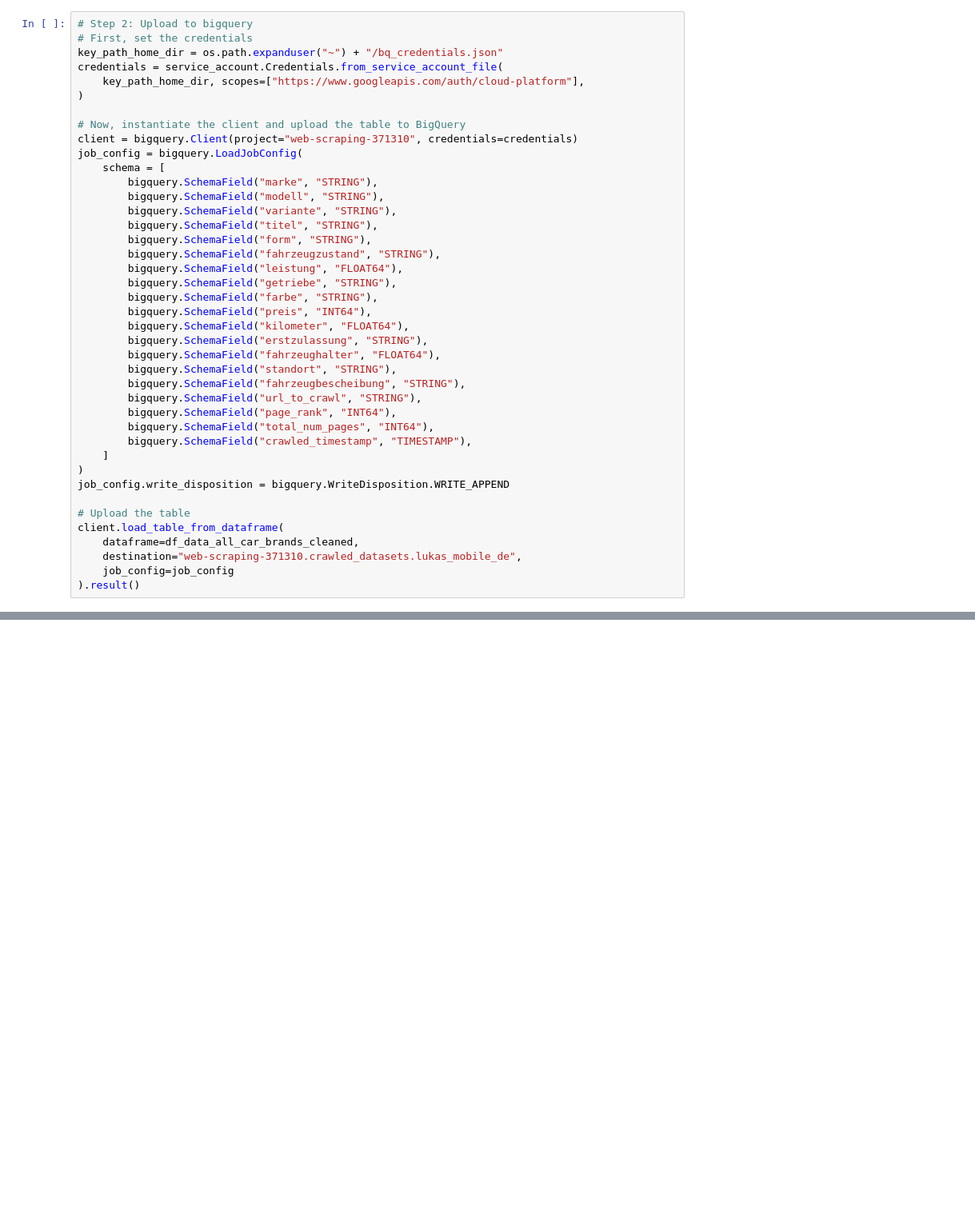
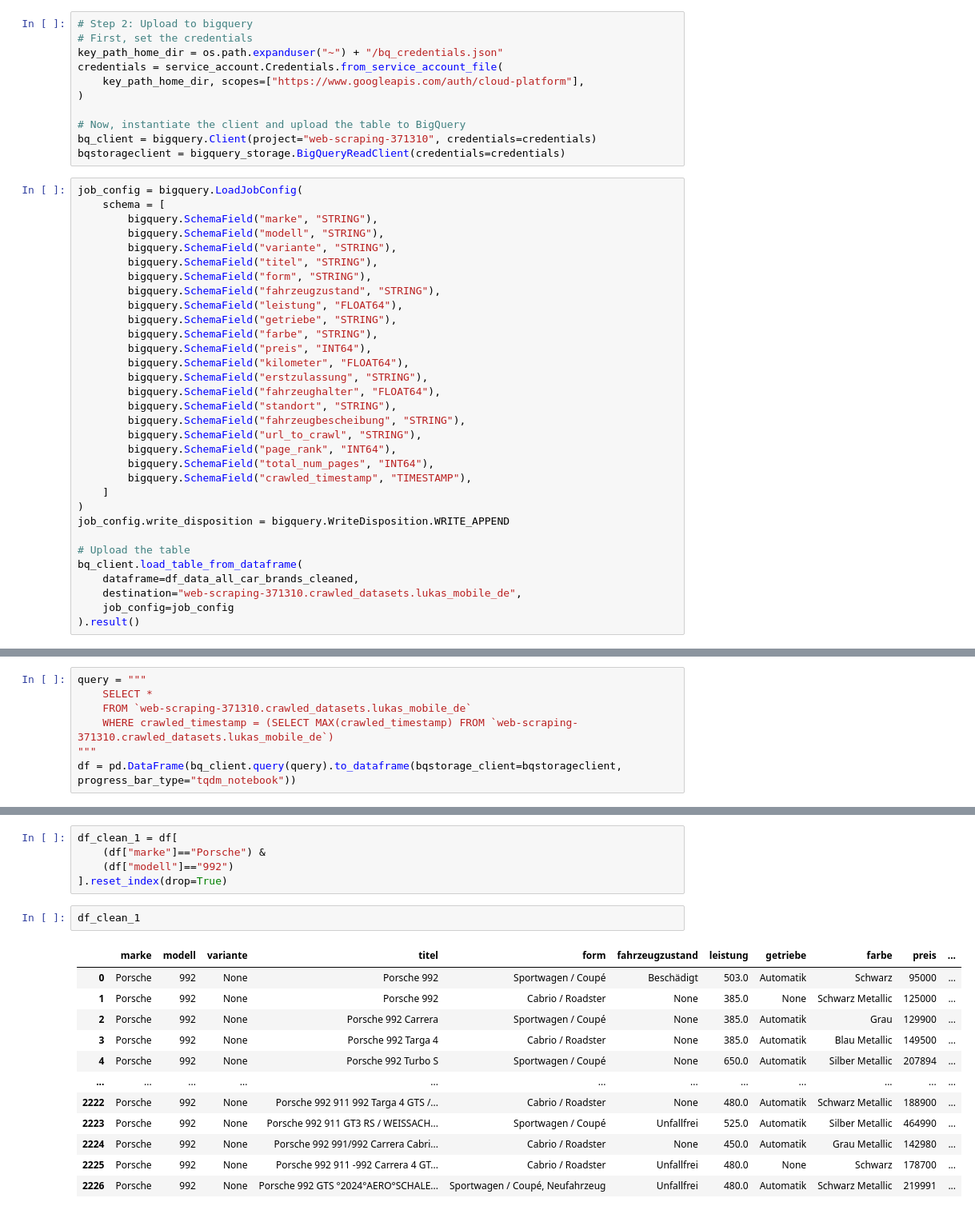
Before and after one commit to omar-elmaria/mobile_de_scraper, a Jupyter notebook: testing_notebook.ipynb, the cells around one changed output, grey strips where cells are left out. Shown at 80% size. Saved outputs shown, nothing was run; the diff lists cells and outputs as text; blank space fills up the shorter version.

Commit message:
update notebook with Lukas' comments

```diff
--- a/testing_notebook.ipynb
+++ b/testing_notebook.ipynb
@@ -25,16 +26,18 @@ df_data_all_car_brands_cleaned["kilometer"] = df_data_all_car_brands_cleaned["ki
 df_data_all_car_brands_cleaned["fahrzeughalter"] = df_data_all_car_brands_cleaned["fahrzeughalter"].apply(lambda x: int(x) if x is not None else x)
 df_data_all_car_brands_cleaned["standort"] = df_data_all_car_brands_cleaned["standort"].apply(lambda x: re.findall(pattern="[A-za-z]+(?=-)", string=x)[0] if x is not None else x)
 df_data_all_car_brands_cleaned["crawled_timestamp"] = datetime.now()
+# %%
+# Step 2: Upload to bigquery
+# First, set the credentials
+key_path_home_dir = os.path.expanduser("~") + "/bq_credentials.json"
+credentials = service_account.Credentials.from_service_account_file(
+    key_path_home_dir, scopes=["https://www.googleapis.com/auth/cloud-platform"],
+)
+
+# Now, instantiate the client and upload the table to BigQuery
+bq_client = bigquery.Client(project="web-scraping-371310", credentials=credentials)
+bqstorageclient = bigquery_storage.BigQueryReadClient(credentials=credentials)
 # %%
-# Step 2: Upload to bigquery
-# First, set the credentials
-key_path_home_dir = os.path.expanduser("~") + "/bq_credentials.json"
-credentials = service_account.Credentials.from_service_account_file(
-    key_path_home_dir, scopes=["https://www.googleapis.com/auth/cloud-platform"],
-)
-
-# Now, instantiate the client and upload the table to BigQuery
-client = bigquery.Client(project="web-scraping-371310", credentials=credentials)
 job_config = bigquery.LoadJobConfig(
     schema = [
         bigquery.SchemaField("marke", "STRING"),
@@ -61,7 +64,7 @@ job_config = bigquery.LoadJobConfig(
 job_config.write_disposition = bigquery.WriteDisposition.WRITE_APPEND
 
 # Upload the table
-client.load_table_from_dataframe(
+bq_client.load_table_from_dataframe(
     dataframe=df_data_all_car_brands_cleaned,
     destination="web-scraping-371310.crawled_datasets.lukas_mobile_de",
     job_config=job_config
@@ -70,0 +74,7 @@ LoadJob<project=web-scraping-371310, location=EU, id=4bc369a2-15b7-4982-a1d8-1f0
+# %%
+query = """
+    SELECT *
+    FROM `web-scraping-371310.crawled_datasets.lukas_mobile_de`
+    WHERE crawled_timestamp = (SELECT MAX(crawled_timestamp) FROM `web-scraping-371310.crawled_datasets.lukas_mobile_de`)
+"""
+df = pd.DataFrame(bq_client.query(query).to_dataframe(bqstorage_client=bqstorageclient, progress_bar_type="tqdm_notebook"))
@@ -70,0 +87,20 @@ LoadJob<project=web-scraping-371310, location=EU, id=4bc369a2-15b7-4982-a1d8-1f0
+# %%
+df_clean_1 = df[
+    (df["marke"]=="Porsche") &
+    (df["modell"]=="992")
+].reset_index(drop=True)
+# %%
+df_clean_1
+# %% [output]
+|  | marke | modell | variante | titel | form | fahrzeugzustand | leistung | getriebe | farbe | preis | ... |
+| 0 | Porsche | 992 | None | Porsche 992 | Sportwagen / Coupé | Beschädigt | 503.0 | Automatik | Schwarz | 95000 | ... |
+| 1 | Porsche | 992 | None | Porsche 992 | Cabrio / Roadster | None | 385.0 | None | Schwarz Metallic | 125000 | ... |
+| 2 | Porsche | 992 | None | Porsche 992 Carrera | Sportwagen / Coupé | None | 385.0 | Automatik | Grau | 129900 | ... |
+| 3 | Porsche | 992 | None | Porsche 992 Targa 4 | Cabrio / Roadster | None | 385.0 | Automatik | Blau Metallic | 149500 | ... |
+| 4 | Porsche | 992 | None | Porsche 992 Turbo S | Sportwagen / Coupé | None | 650.0 | Automatik | Silber Metallic | 207894 | ... |
+| ... | ... | ... | ... | ... | ... | ... | ... | ... | ... | ... | ... |
+| 2222 | Porsche | 992 | None | Porsche 992 911 992 Targa 4 GTS /... | Cabrio / Roadster | None | 480.0 | Automatik | Schwarz Metallic | 188900 | ... |
+| 2223 | Porsche | 992 | None | Porsche 992 911 GT3 RS / WEISSACH... | Sportwagen / Coupé | Unfallfrei | 525.0 | Automatik | Silber Metallic | 464990 | ... |
+| 2224 | Porsche | 992 | None | Porsche 992 991/992 Carrera Cabri... | Cabrio / Roadster | None | 450.0 | Automatik | Grau Metallic | 142980 | ... |
+| 2225 | Porsche | 992 | None | Porsche 992 911 -992 Carrera 4 GT... | Cabrio / Roadster | Unfallfrei | 480.0 | None | Schwarz | 178700 | ... |
+| 2226 | Porsche | 992 | None | Porsche 992 GTS °2024°AERO°SCHALE... | Sportwagen / Coupé, Neufahrzeug | Unfallfrei | 480.0 | Automatik | Schwarz Metallic | 219991 | ... |
```
Also changed, not shown: parts of 26 cells of this notebook.
